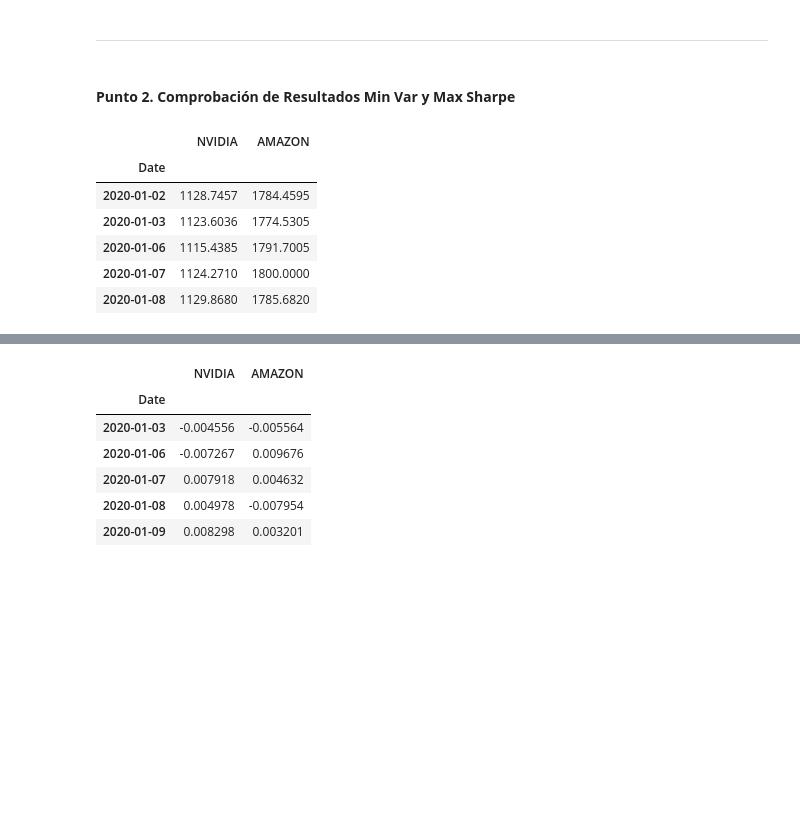
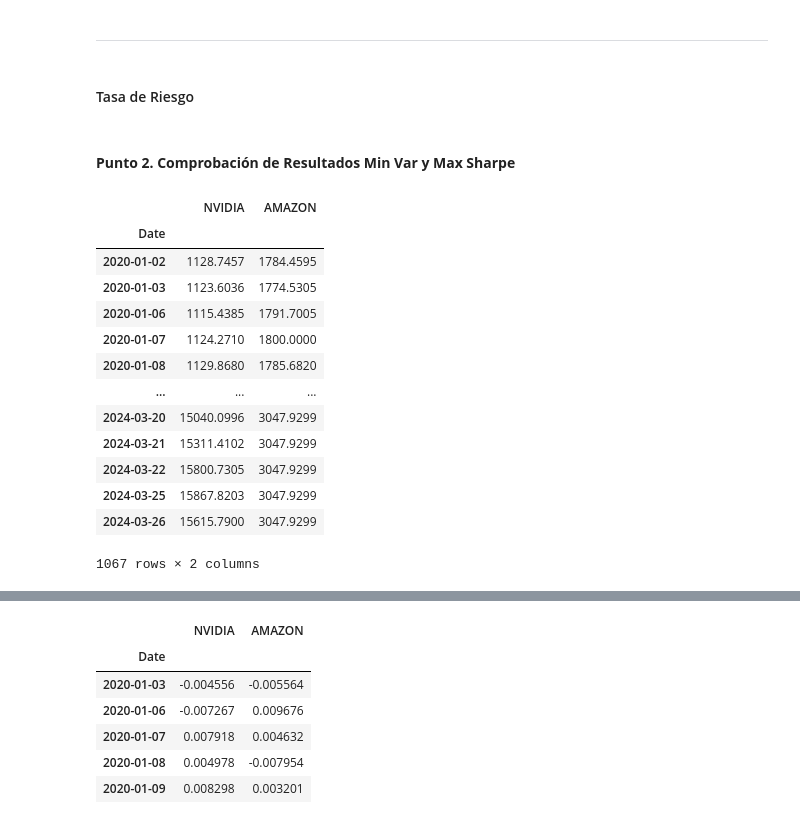
Before and after one commit to ppmelch/Portafolios-de-Inversi-n, a Jupyter notebook: Tarea/T 5.ipynb, the cells around one changed output, grey strips where cells are left out. Cells and saved outputs as stored; diff of their text form; code cells hidden in the pictures; blank space fills up the shorter version.

```diff
--- a/Tarea/T 5.ipynb
+++ b/Tarea/T 5.ipynb
@@ -250,3 +250,5 @@ $$w = \Sigma^{-1} R \begin{bmatrix} {R^T \Sigma^{-1} R} \end{bmatrix}^{-1} P $$
 $$w = \Sigma^{-1} R \begin{bmatrix} {R^T \Sigma^{-1} R} \end{bmatrix}^{-1} P $$
 # %% [markdown]
 ---
+# %% [markdown]
+#### Tasa de Riesgo
@@ -254,12 +258,19 @@ $$w = \Sigma^{-1} R \begin{bmatrix} {R^T \Sigma^{-1} R} \end{bmatrix}^{-1} P $$
 #### **Punto 2. Comprobación de Resultados Min Var y Max Sharpe**
 # %%
 df = pd.read_excel('data.xlsx', index_col=0)
-df.head()
+df
 # %% [output]
 |  | NVIDIA | AMAZON |
 | Date |  |  |
 | 2020-01-02 | 1128.7457 | 1784.4595 |
 | 2020-01-03 | 1123.6036 | 1774.5305 |
 | 2020-01-06 | 1115.4385 | 1791.7005 |
 | 2020-01-07 | 1124.2710 | 1800.0000 |
 | 2020-01-08 | 1129.8680 | 1785.6820 |
+| ... | ... | ... |
+| 2024-03-20 | 15040.0996 | 3047.9299 |
+| 2024-03-21 | 15311.4102 | 3047.9299 |
+| 2024-03-22 | 15800.7305 | 3047.9299 |
+| 2024-03-25 | 15867.8203 | 3047.9299 |
+| 2024-03-26 | 15615.7900 | 3047.9299 |
+1067 rows × 2 columns
```
Also changed, not shown: parts of 30 cells of this notebook, 2 other files.
